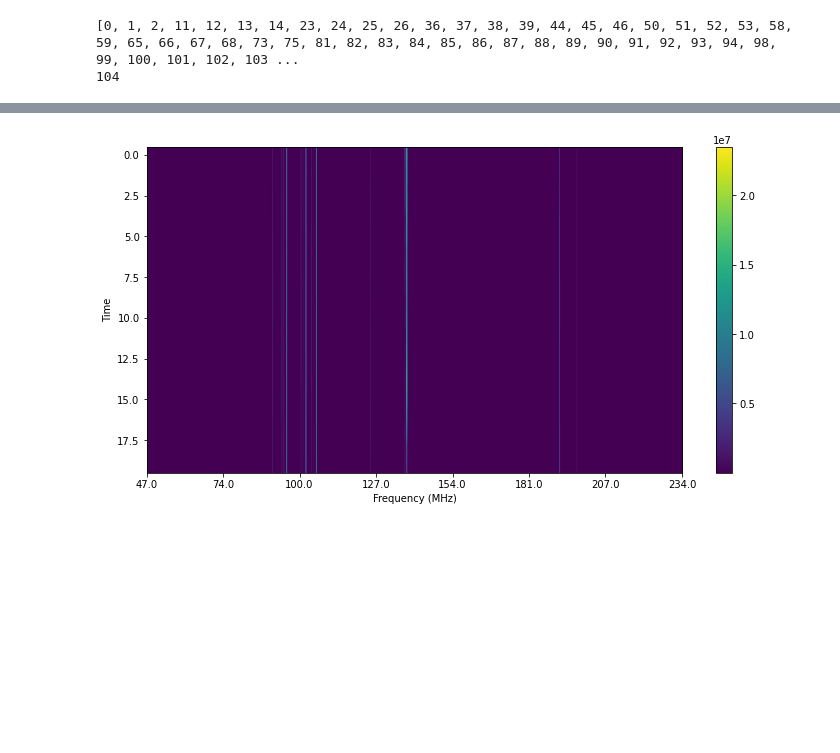
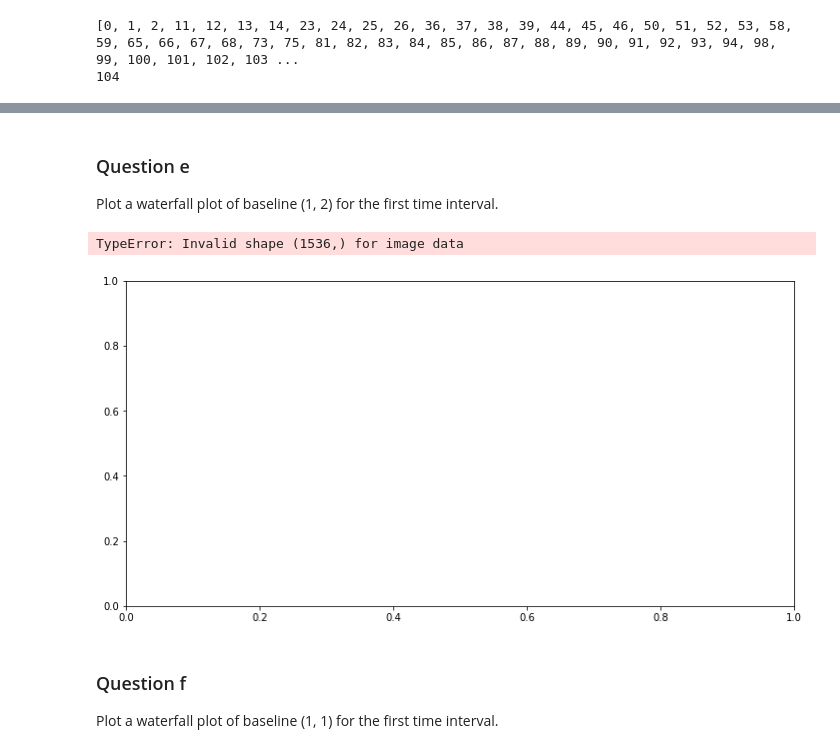
Before and after one commit to cswelch/Physics-434, a Jupyter notebook: Lab 5.ipynb, the cells around one changed output, grey strips where cells are left out. Saved outputs shown, nothing was run; the diff lists cells and outputs as text; code cells hidden in the pictures; blank space fills up the shorter version.

```diff
--- a/Lab 5.ipynb
+++ b/Lab 5.ipynb
@@ -190,3 +191,20 @@ data_apair = uv.get_data(antenna1,antenna2)
 # %% [output]
 [0, 1, 2, 11, 12, 13, 14, 23, 24, 25, 26, 36, 37, 38, 39, 44, 45, 46, 50, 51, 52, 53, 58, 59, 65, 66, 67, 68, 73, 75, 81, 82, 83, 84, 85, 86, 87, 88, 89, 90, 91, 92, 93, 94, 98, 99, 100, 101, 102, 103 ...
 104
+# %%
+#Get data for antennas 1 and 2, then create a waterfall plot.
+antenna1 = 1
+antenna2 = 2
+data_d = uv.get_data(antenna1,antenna2)
+
+#Create a sample waterfall plot for the data from the baseline we extracted above.
+fig, axs = plt.subplots(1,1,figsize=(12,6))
+im = plt.imshow(np.abs(data_d),aspect='auto')
+cbar = fig.colorbar(im)
+freqs = uv.freq_array[0]*1e-6 #gets frequencies associated with each channel, in MHz
+axs.set_ylabel('Time')
+axs.set_xlabel('Frequency (MHz)')
+xticks = [int(i) for i in np.linspace(0,len(freqs)-1,8)]
+_ = axs.set_xticks(xticks)
+xticklabels = np.around(freqs[xticks],0)
+_ = axs.set_xticklabels(xticklabels)
@@ -193,14 +213,26 @@ data_apair = uv.get_data(antenna1,antenna2)
+# %% [markdown]
+### Question e
+Plot a waterfall plot of baseline (1, 2) for the first time interval.
 # %%
+#Get data for antennas 1 and 2, then create a waterfall plot.
+antenna1 = 1
+antenna2 = 2
+data_e = data_d[0]
+
 #Create a sample waterfall plot for the data from the baseline we extracted above.
 fig, axs = plt.subplots(1,1,figsize=(12,6))
-im = plt.imshow(np.abs(data_apair),aspect='auto')
+im = plt.imshow(np.abs(data_e),aspect='auto')
 cbar = fig.colorbar(im)
 freqs = uv.freq_array[0]*1e-6 #gets frequencies associated with each channel, in MHz
 axs.set_ylabel('Time')
 axs.set_xlabel('Frequency (MHz)')
 xticks = [int(i) for i in np.linspace(0,len(freqs)-1,8)]
 _ = axs.set_xticks(xticks)
 xticklabels = np.around(freqs[xticks],0)
 _ = axs.set_xticklabels(xticklabels)
 # %% [output]
+TypeError: Invalid shape (1536,) for image data
-[figure, old version]
+[figure, new version]
+# %% [markdown]
+### Question f
+Plot a waterfall plot of baseline (1, 1) for the first time interval.
```
Also changed, not shown: parts of 3 cells of this notebook, 4 other files.
